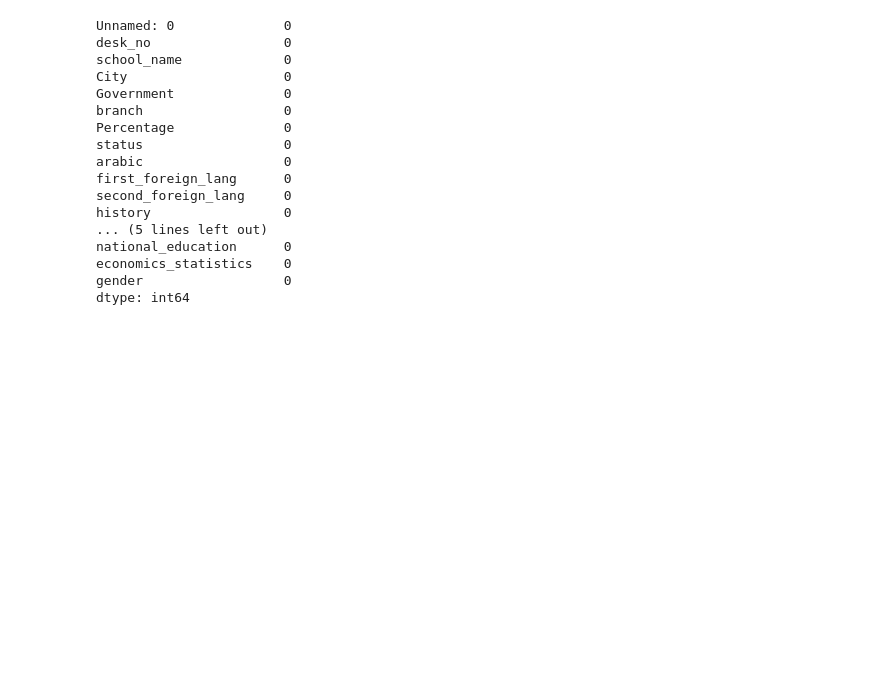
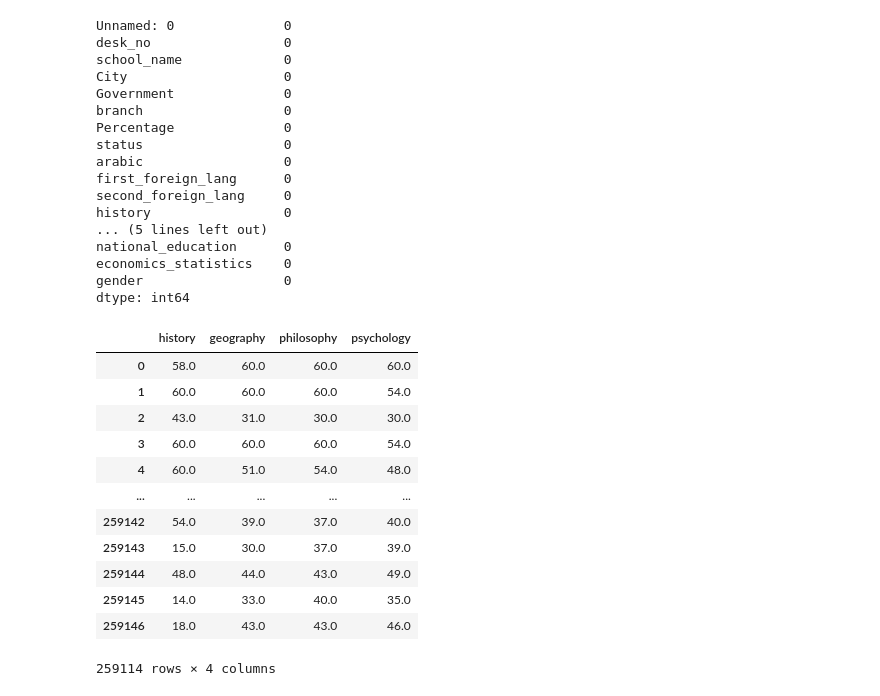
Before and after one commit to kareemhbendary/Thanawya-Amma-First-Exams-Data-Analyzing, a Jupyter notebook: datacleaningandanalyzing.ipynb, the cells around one changed output. Drawn from its saved outputs; the diff is of its cells as text; code cells hidden in the pictures; blank space fills up the shorter version.

```diff
--- a/datacleaningandanalyzing.ipynb
+++ b/datacleaningandanalyzing.ipynb
@@ -443,4 +443,19 @@ economics_statistics    0
 gender                  0
 dtype: int64
 # %%
-dfmaths.to_csv('mathssection.csv')
+Literary_Specialization_Subjects = dfliter[["history","geography","philosophy","psychology"]]
+Literary_Specialization_Subjects
+# %% [output]
+|  | history | geography | philosophy | psychology |
+| 0 | 58.0 | 60.0 | 60.0 | 60.0 |
+| 1 | 60.0 | 60.0 | 60.0 | 54.0 |
+| 2 | 43.0 | 31.0 | 30.0 | 30.0 |
+| 3 | 60.0 | 60.0 | 60.0 | 54.0 |
+| 4 | 60.0 | 51.0 | 54.0 | 48.0 |
+| ... | ... | ... | ... | ... |
+| 259142 | 54.0 | 39.0 | 37.0 | 40.0 |
+| 259143 | 15.0 | 30.0 | 37.0 | 39.0 |
+| 259144 | 48.0 | 44.0 | 43.0 | 49.0 |
+| 259145 | 14.0 | 33.0 | 40.0 | 35.0 |
+| 259146 | 18.0 | 43.0 | 43.0 | 46.0 |
+259114 rows × 4 columns
```
Also changed, not shown: parts of 29 cells of this notebook.
